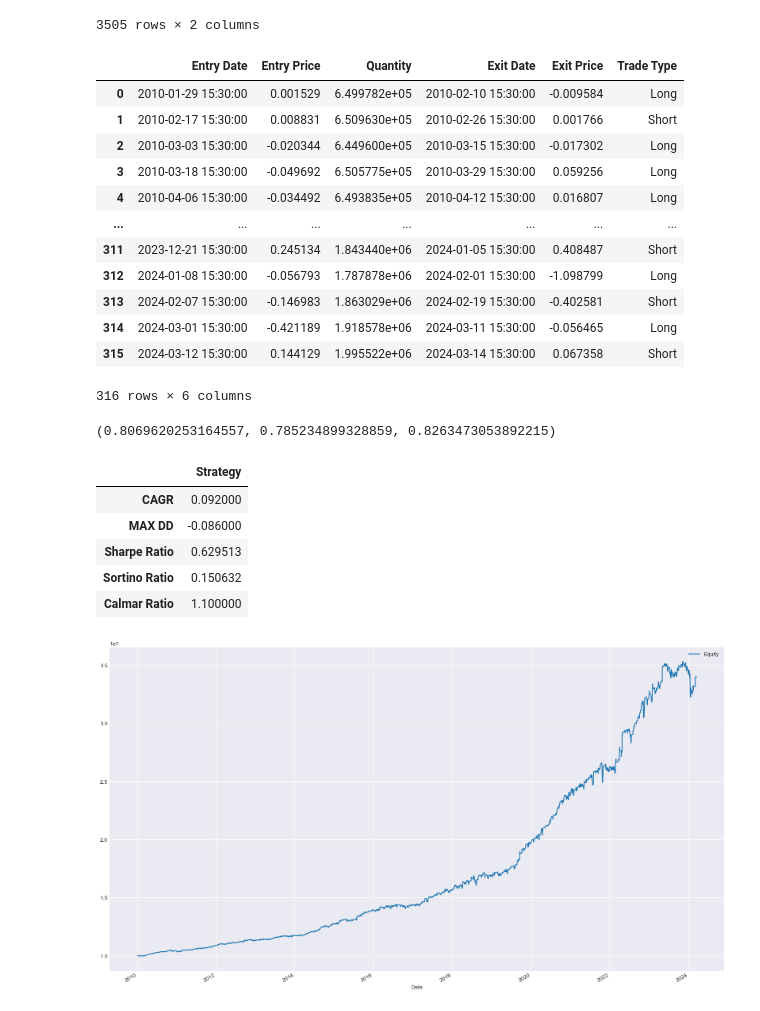
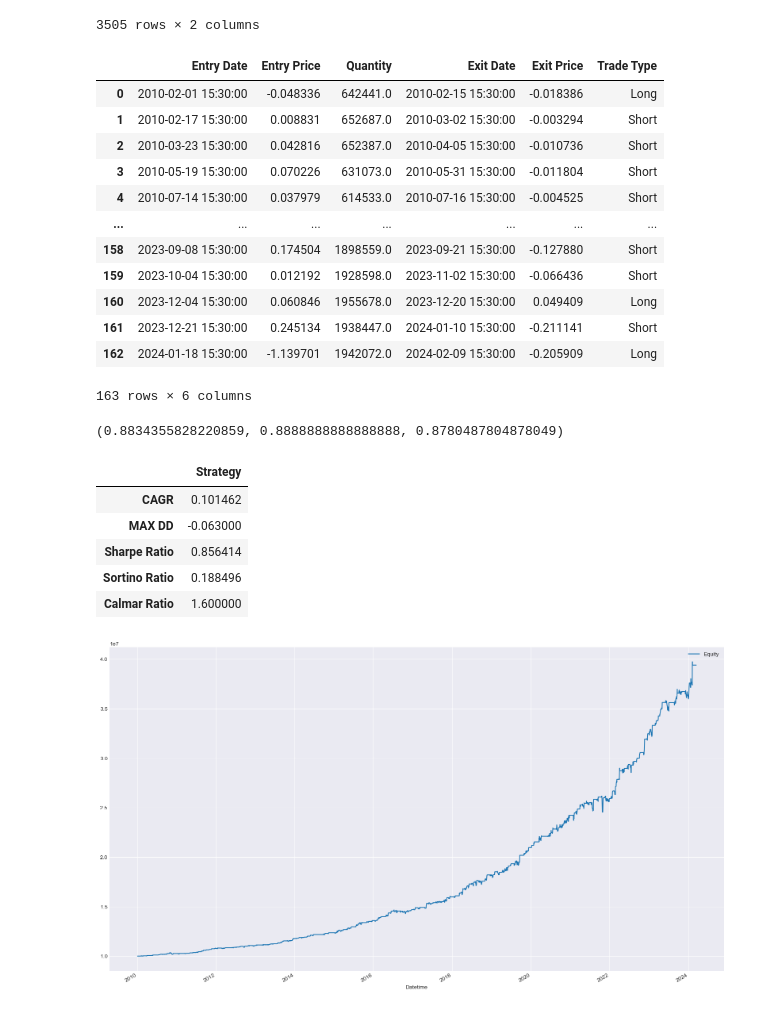
Before and after one commit to anuragagrawal7/Statistical-Arbitrage, a Jupyter notebook: Statistical Arbitrage Execution.ipynb, the cells around one changed output. Cells and saved outputs as stored; diff of their text form; code cells hidden in the pictures.

```diff
--- a/Statistical Arbitrage Execution.ipynb
+++ b/Statistical Arbitrage Execution.ipynb
@@ -59,11 +59,12 @@ dfn
 inst1_n = dfn['HDFCBANK']
 inst2_n = dfn['ICICIBANK']
 model = 0
-date = []
+datetime = []
 equity = []
 look_back = 10
 timeperiod = 10
-nbdevup, nbdevdn=1.5, 1.5
+nbdevup, nbdevdn=2,2
+long_target, short_target = 1,1
 position = 0
 signal = ''
 capital = 10000000
@@ -81,7 +82,7 @@ for i in range(0, len(dfn)):
 
     if i== 0:
         equity.append(capital)
-        date.append(dfn.index[i])
+        datetime.append(dfn.index[i])
         model = OLS([1,1], [1,1])
         model = model.fit()
 
@@ -95,7 +96,7 @@ for i in range(0, len(dfn)):
     if len(sprd) < timeperiod:
         continue
 
-    bb = statarb.bollinger_bands_on_spread(sprd, timeperiod, nbdevup, nbdevdn)
+    bb = statarb.bollinger_bands_on_spread(sprd, timeperiod, nbdevup, nbdevdn, long_target, short_target)
 
     # Generating Signals
 
@@ -103,39 +104,50 @@ for i in range(0, len(dfn)):
 
     # Executing Trades
 
-    backtest = Backtester(dfn, prices=bb['Spread'], margins=bb['Margin'])
+    backtest = Backtester(dfn, prices=sprd['Spread'], margins=sprd['Margin'])
 
-    position, qty, equity, date, trade_type, entry, exit, entry_price, exit_price = backtest.execute_trades(i, capital, signal, position, qty, equity, date, trade_type, entry, exit, entry_price, exit_price)
+    position, qty, equity, datetime, trade_type, entry, exit, entry_price, exit_price = backtest.execute_trades(datetime=datetime,
+                                                                                                                i=i,
+                                                                                                                capital=capital,
+                                                                                                                signal=signal,
+                                                                                                                position=position,
+                                                                                                                qty=qty,
+                                                                                                                equity=equity,
+                                                                                                                trade_type=trade_type,
+                                                                                                                entry=entry,
+                                                                                                                exit=exit,
+                                                                                                                entry_price=entry_price,
+                                                                                                                exit_price=exit_price)
 # %%
 trade_log = backtest.create_trade_log(qty, trade_type, entry, exit, entry_price, exit_price)
 trade_log
 # %% [output]
 |  | Entry Date | Entry Price | Quantity | Exit Date | Exit Price | Trade Type |
-| 0 | 2010-01-29 15:30:00 | 0.001529 | 6.499782e+05 | 2010-02-10 15:30:00 | -0.009584 | Long |
-| 1 | 2010-02-17 15:30:00 | 0.008831 | 6.509630e+05 | 2010-02-26 15:30:00 | 0.001766 | Short |
-| 2 | 2010-03-03 15:30:00 | -0.020344 | 6.449600e+05 | 2010-03-15 15:30:00 | -0.017302 | Long |
-| 3 | 2010-03-18 15:30:00 | -0.049692 | 6.505775e+05 | 2010-03-29 15:30:00 | 0.059256 | Long |
-| 4 | 2010-04-06 15:30:00 | -0.034492 | 6.493835e+05 | 2010-04-12 15:30:00 | 0.016807 | Long |
+| 0 | 2010-02-01 15:30:00 | -0.048336 | 642441.0 | 2010-02-15 15:30:00 | -0.018386 | Long |
+| 1 | 2010-02-17 15:30:00 | 0.008831 | 652687.0 | 2010-03-02 15:30:00 | -0.003294 | Short |
+| 2 | 2010-03-23 15:30:00 | 0.042816 | 652387.0 | 2010-04-05 15:30:00 | -0.010736 | Short |
+| 3 | 2010-05-19 15:30:00 | 0.070226 | 631073.0 | 2010-05-31 15:30:00 | -0.011804 | Short |
+| 4 | 2010-07-14 15:30:00 | 0.037979 | 614533.0 | 2010-07-16 15:30:00 | -0.004525 | Short |
 | ... | ... | ... | ... | ... | ... | ... |
-| 311 | 2023-12-21 15:30:00 | 0.245134 | 1.843440e+06 | 2024-01-05 15:30:00 | 0.408487 | Short |
-| 312 | 2024-01-08 15:30:00 | -0.056793 | 1.787878e+06 | 2024-02-01 15:30:00 | -1.098799 | Long |
-| 313 | 2024-02-07 15:30:00 | -0.146983 | 1.863029e+06 | 2024-02-19 15:30:00 | -0.402581 | Short |
-| 314 | 2024-03-01 15:30:00 | -0.421189 | 1.918578e+06 | 2024-03-11 15:30:00 | -0.056465 | Long |
-| 315 | 2024-03-12 15:30:00 | 0.144129 | 1.995522e+06 | 2024-03-14 15:30:00 | 0.067358 | Short |
+| 158 | 2023-09-08 15:30:00 | 0.174504 | 1898559.0 | 2023-09-21 15:30:00 | -0.127880 | Short |
+| 159 | 2023-10-04 15:30:00 | 0.012192 | 1928598.0 | 2023-11-02 15:30:00 | -0.066436 | Short |
+| 160 | 2023-12-04 15:30:00 | 0.060846 | 1955678.0 | 2023-12-20 15:30:00 | 0.049409 | Long |
+| 161 | 2023-12-21 15:30:00 | 0.245134 | 1938447.0 | 2024-01-10 15:30:00 | -0.211141 | Short |
+| 162 | 2024-01-18 15:30:00 | -1.139701 | 1942072.0 | 2024-02-09 15:30:00 | -0.205909 | Long |
-316 rows × 6 columns
+163 rows × 6 columns
 # %%
 accuracy, long_accuracy, short_accuracy = backtest.calculate_accuracy(trade_log)
 accuracy, long_accuracy, short_accuracy
 # %% [output]
-(0.8069620253164557, 0.785234899328859, 0.8263473053892215)
+(0.8834355828220859, 0.8888888888888888, 0.8780487804878049)
 # %%
-account, results = backtest.calculate_backtest_results(date, equity)
+account, results = backtest.calculate_backtest_results(datetime, equity)
 results
 # %% [output]
 |  | Strategy |
-| CAGR | 0.092000 |
-| MAX DD | -0.086000 |
-| Sharpe Ratio | 0.629513 |
-| Sortino Ratio | 0.150632 |
-| Calmar Ratio | 1.100000 |
+| CAGR | 0.101462 |
+| MAX DD | -0.063000 |
+| Sharpe Ratio | 0.856414 |
+| Sortino Ratio | 0.188496 |
+| Calmar Ratio | 1.600000 |
-[figure, old version]
+[figure, new version]
```
Also changed, not shown: 5 other files.
